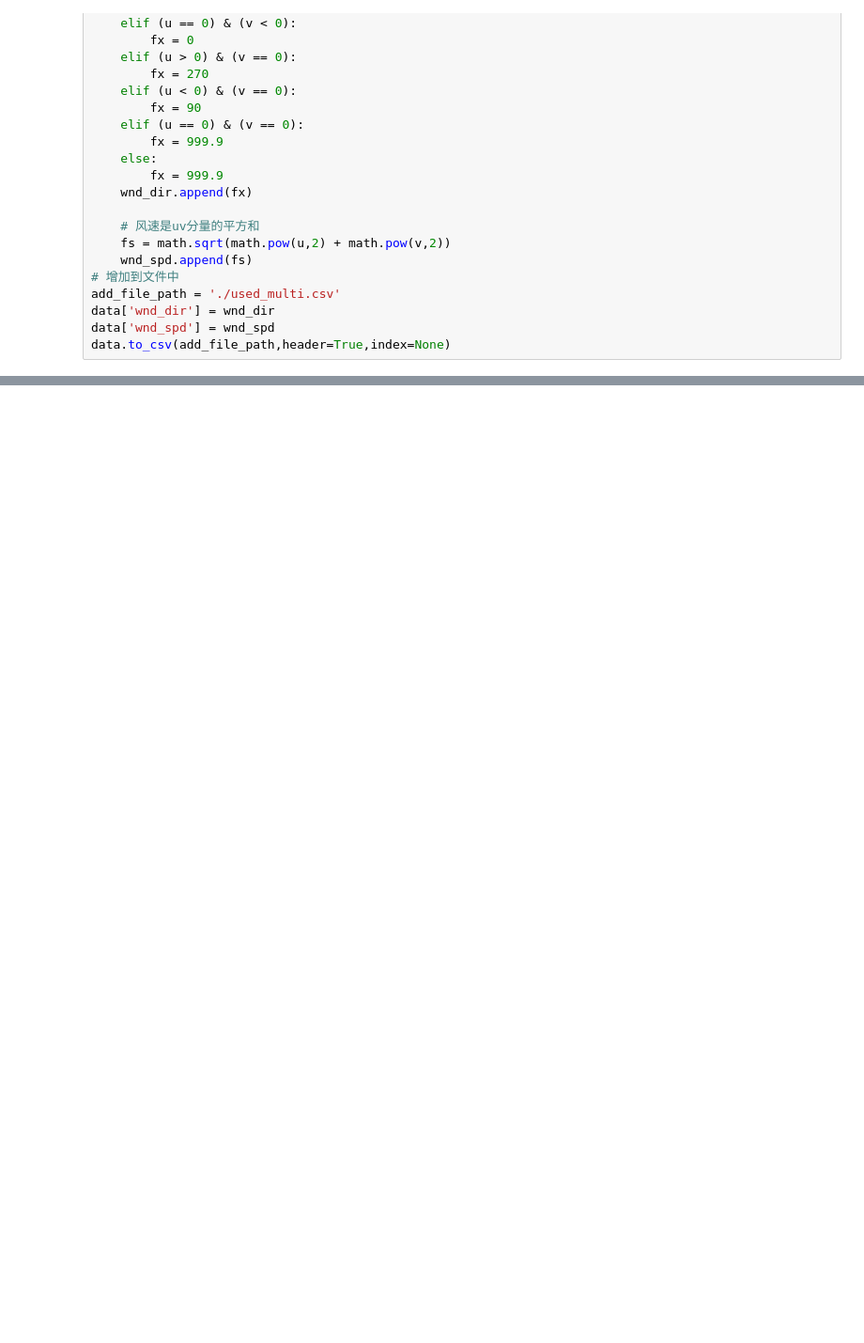
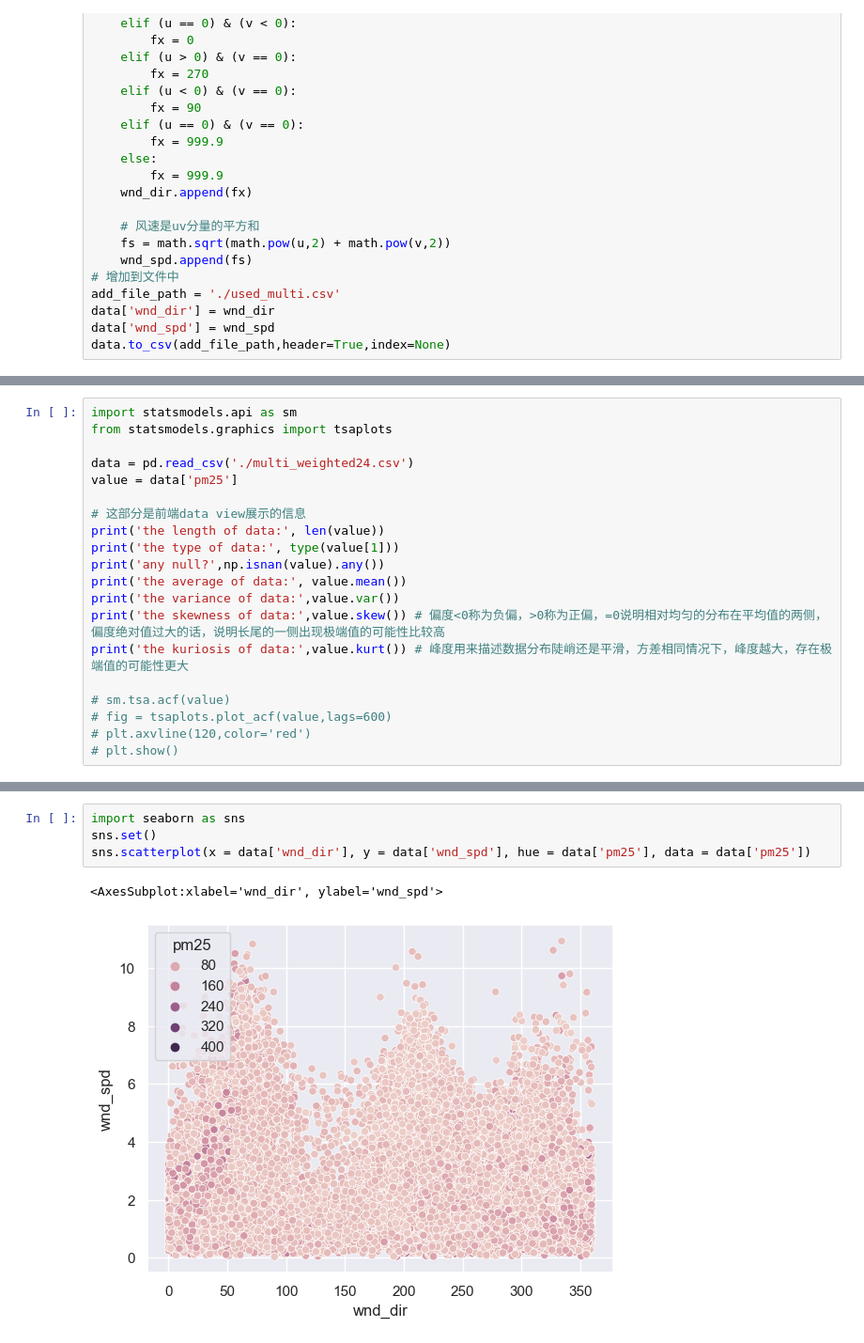
Before and after one commit to CatherineHao/Steerable-time-series-forecast, a Jupyter notebook: multivar/preprocess.ipynb, the cells around one changed output, grey strips where cells are left out. Shown at 94% size. Cells and saved outputs as stored; diff of their text form; blank space fills up the shorter version.

```diff
--- a/multivar/preprocess.ipynb
+++ b/multivar/preprocess.ipynb
@@ -44,0 +68,20 @@ data.to_csv(add_file_path,header=True,index=None)
+# %%
+import statsmodels.api as sm
+from statsmodels.graphics import tsaplots
+
+data = pd.read_csv('./multi_weighted24.csv')
+value = data['pm25']
+
+# 这部分是前端data view展示的信息
+print('the length of data:', len(value))
+print('the type of data:', type(value[1]))
+print('any null?',np.isnan(value).any())
+print('the average of data:', value.mean())
+print('the variance of data:',value.var())
+print('the skewness of data:',value.skew()) # 偏度<0称为负偏，>0称为正偏，=0说明相对均匀的分布在平均值的两侧，偏度绝对值过大的话，说明长尾的一侧出现极端值的可能性比较高
+print('the kuriosis of data:',value.kurt()) # 峰度用来描述数据分布陡峭还是平滑，方差相同情况下，峰度越大，存在极端值的可能性更大
+
+# sm.tsa.acf(value)
+# fig = tsaplots.plot_acf(value,lags=600)
+# plt.axvline(120,color='red')
+# plt.show()
@@ -44,0 +152,7 @@ data.to_csv(add_file_path,header=True,index=None)
+# %%
+import seaborn as sns
+sns.set()
+sns.scatterplot(x = data['wnd_dir'], y = data['wnd_spd'], hue = data['pm25'], data = data['pm25'])
+# %% [output]
+<AxesSubplot:xlabel='wnd_dir', ylabel='wnd_spd'>
+[figure, added]
```
Also changed, not shown: parts of 4 cells of this notebook.
